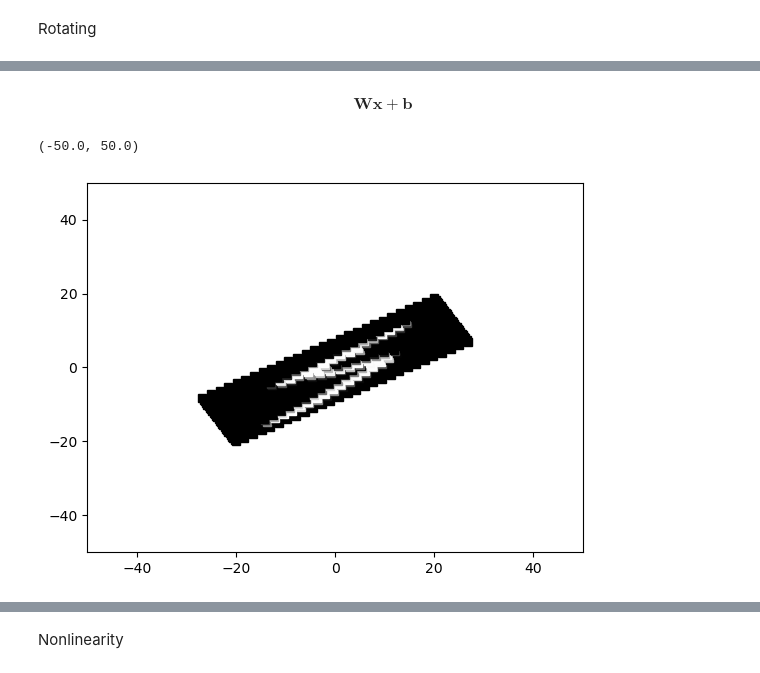
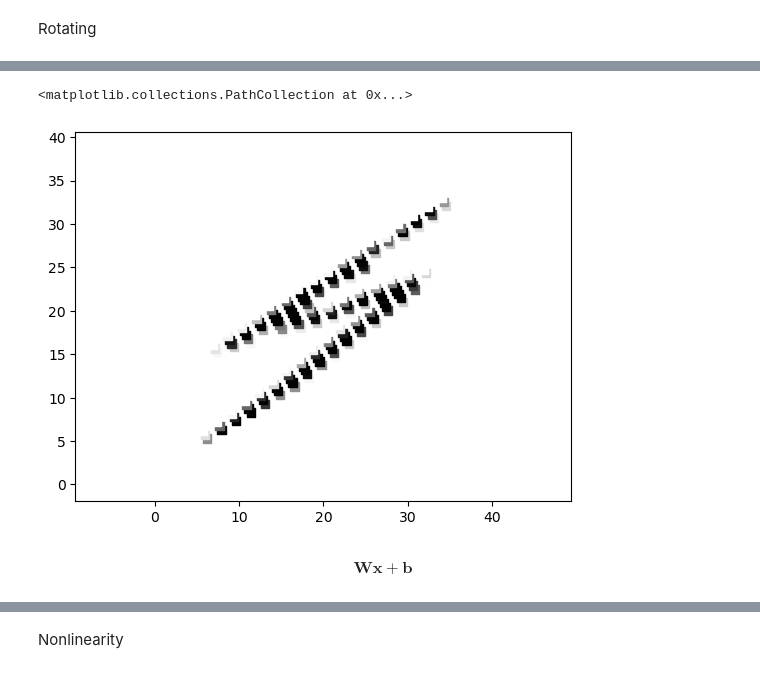
Before and after one commit to pnugues/edan96, a Jupyter notebook: programs/1-linear-algebra-2022.ipynb, the cells around one changed output, grey strips where cells are left out. Drawn from its saved outputs; the diff is of its cells as text; code cells hidden in the pictures.

```diff
--- a/programs/1-linear-algebra-2022.ipynb
+++ b/programs/1-linear-algebra-2022.ipynb
@@ -516,15 +511,10 @@ ax.set_ylim(-50, 50)
+# %%
+transformed = rot_mat_30 @ scale_mat @ im_coord
+# %%
+plt.scatter(transformed[0, :], transformed[1, :],
+ c=np.array(gray_image.flatten())/255, cmap='Greys', marker='s')
+# %% [output]
+<matplotlib.collections.PathCollection at 0x...>
+[figure, added]
 # %% [markdown]
 $$\mathbf{W}\mathbf{x} + \mathbf{b}$$
-# %%
-fig, ax = plt.subplots()
-for x in np.arange(train_images[0].shape[0]):
-    for y in np.arange(train_images[0].shape[1]):
-        gray = int(gray_image[x, y])
-        format(gray, '02x') * 3
-        mapping_xy = rot_mat_30 @ scale_mat @ np.array([x, y]) + np.array([-20, -20])
-        ax.plot(mapping_xy[0], mapping_xy[1], marker='s', color='#' + format(gray, '02x') * 3, linestyle='')
-ax.set_xlim(-50, 50)
-ax.set_ylim(-50, 50)
-# %% [output]
-(-50.0, 50.0)
-[figure, removed]
```
Also changed, not shown: parts of 38 cells of this notebook.
